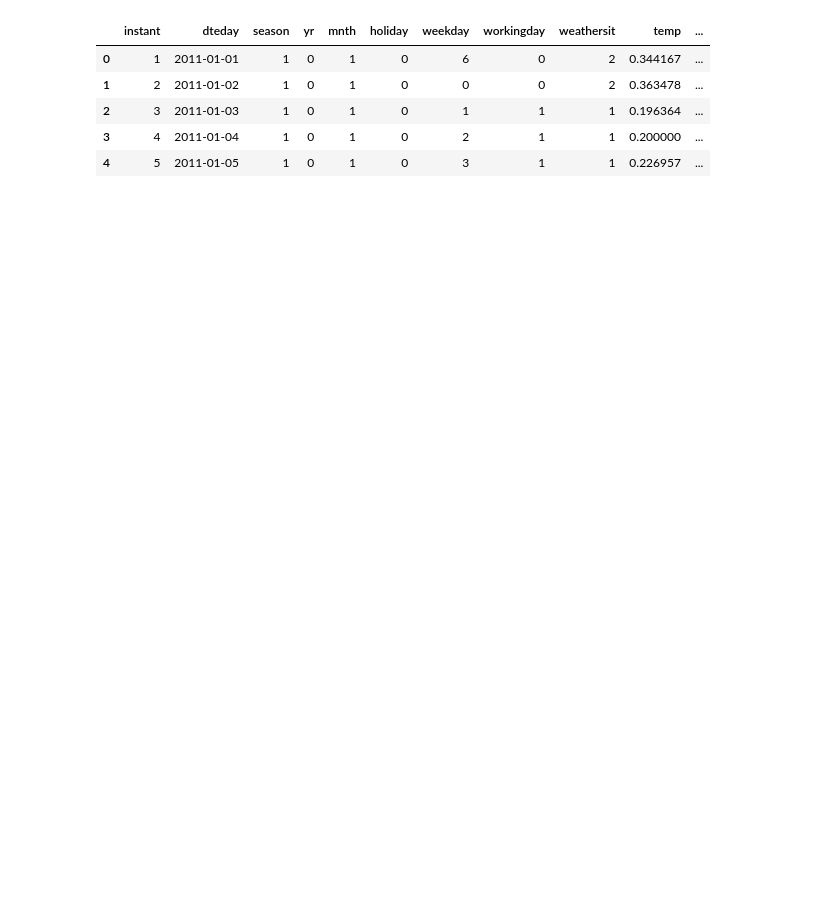
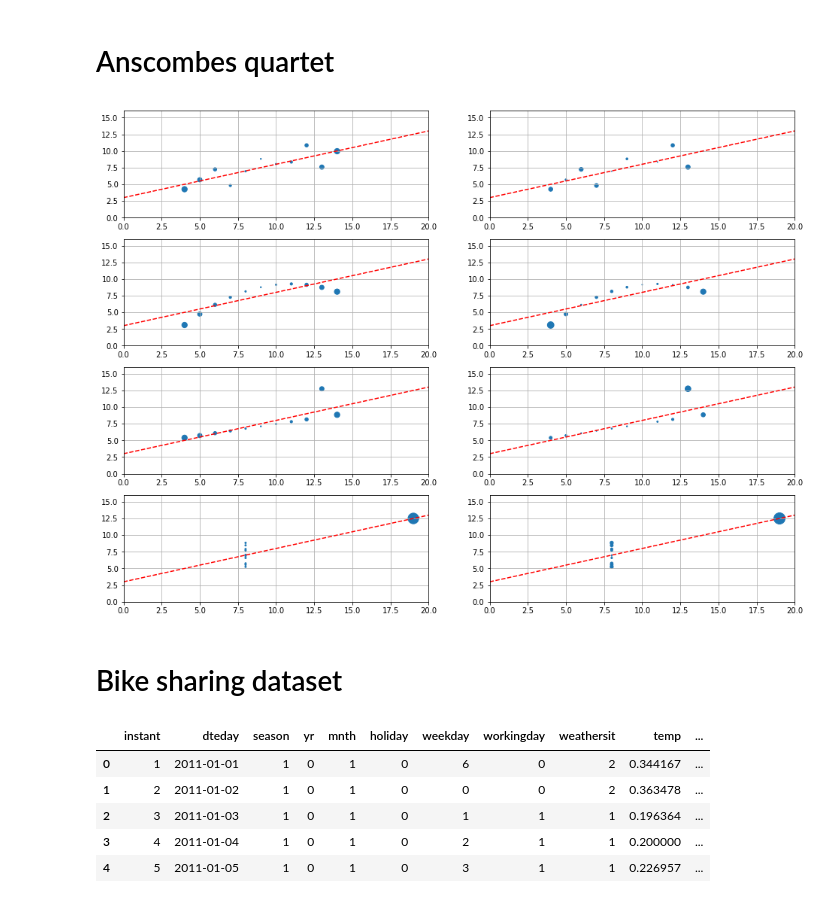
Before and after one commit to tdhd/interpretability-class, a Jupyter notebook: exercises/regression/exercise.ipynb, the cells around one changed output. Cells and saved outputs as stored; diff of their text form; code cells hidden in the pictures; blank space fills up the shorter version.

Commit message:
anscombes_quartet

```diff
--- a/exercises/regression/exercise.ipynb
+++ b/exercises/regression/exercise.ipynb
@@ -17,6 +16,57 @@ from scipy import stats
 import seaborn as sns
 import pandas as pd
 import numpy as np
+# %% [markdown]
+# Anscombes quartet
+# %%
+df = pd.read_csv("../../data/anscombes_quartet.csv")
+plt.figure(figsize=(16,12))
+
+cur = 0
+for i in range(1, 5):
+    cur += 1
+    plt.subplot(4, 2, cur)
+    X = df['x{}'.format(i)].values.reshape(-1, 1)
+    y = df['y{}'.format(i)]
+    model = LinearRegression().fit(X, y)
+    # leverages are diag of projection matrix (H)
+    # h = np.diag(X@np.linalg.inv(X.T@X)@X.T)
+
+    # leverages
+    h = np.array([1/X.shape[0] + (X[i] - X.mean())**2/X.var() for i in range(X.shape[0])])
+
+    # model parameters with all points
+    b = np.concatenate((np.array([model.intercept_]), model.coef_))
+    # dfbeta summaries, one for each instance, measures the effect of deleting an instance on the model parameters
+    dfbeta = []
+    for row in range(X.shape[0]):
+        Xi = np.concatenate((X[0:row, :], X[row+1:, :]))
+        yi = np.concatenate((y[0:row], y[row+1:]))
+        modeli = LinearRegression().fit(Xi, yi)
+        bi = np.concatenate((np.array([modeli.intercept_]), modeli.coef_))
+        dfbetai = b - bi
+        dfbeta.append(np.abs(dfbetai).mean())
+    dfbeta = np.array(dfbeta)
+    df.loc[:, 'x{}_h'.format(i)] = h
+    df.loc[:, 'x{}_dfbeta'.format(i)] = dfbeta
+
+    # size coded leverages
+    plt.scatter(df['x{}'.format(i)], df['y{}'.format(i)], s=h*20)
+    plt.grid(True)
+    plt.xlim([0, 20]); plt.ylim([0, 16]);
+    plt.plot([0, 20], [model.intercept_, model.intercept_ + 20*model.coef_[0]], 'r--')
+
+    cur += 1
+    plt.subplot(4, 2, cur)
+    # size coded dfbetas
+    plt.scatter(df['x{}'.format(i)], df['y{}'.format(i)], s=dfbeta*100)
+    plt.grid(True)
+    plt.xlim([0, 20]); plt.ylim([0, 16]);
+    plt.plot([0, 20], [model.intercept_, model.intercept_ + 20*model.coef_[0]], 'r--')
+# %% [output]
+[figure, added]
+# %% [markdown]
+# Bike sharing dataset
 # %%
 df = pd.read_csv("../../data/bike/day.csv")
 df.head()
```
Also changed, not shown: parts of 8 cells of this notebook, 1 other file.
